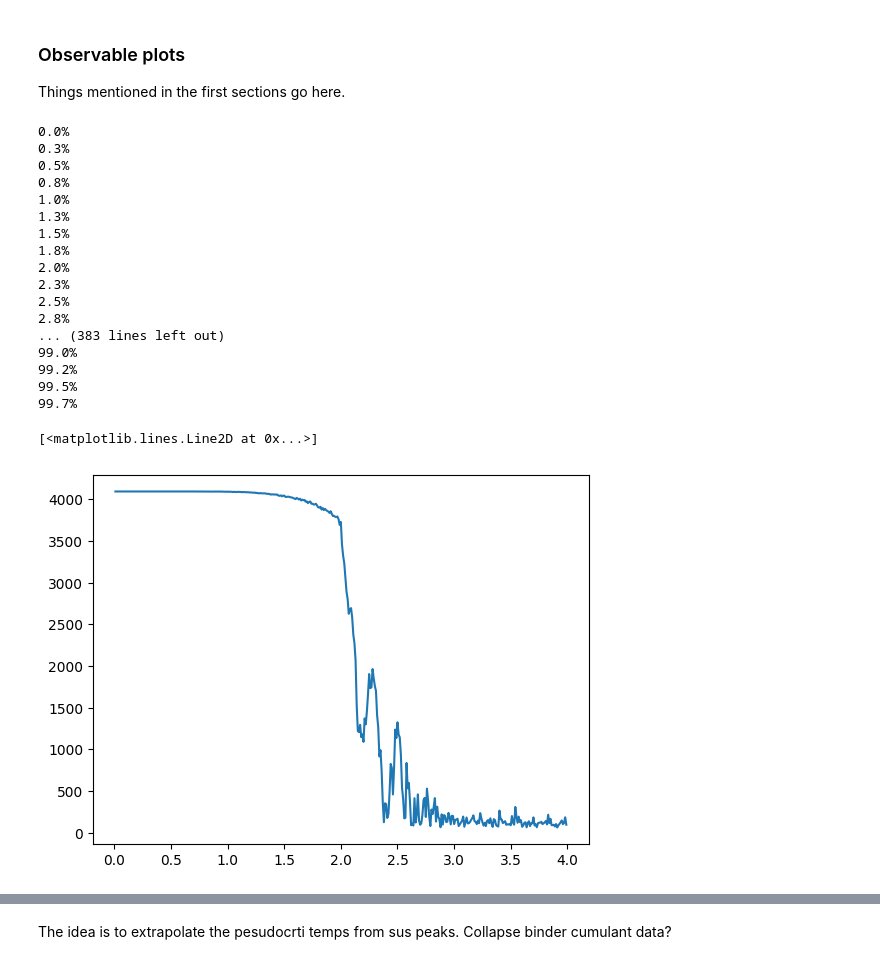
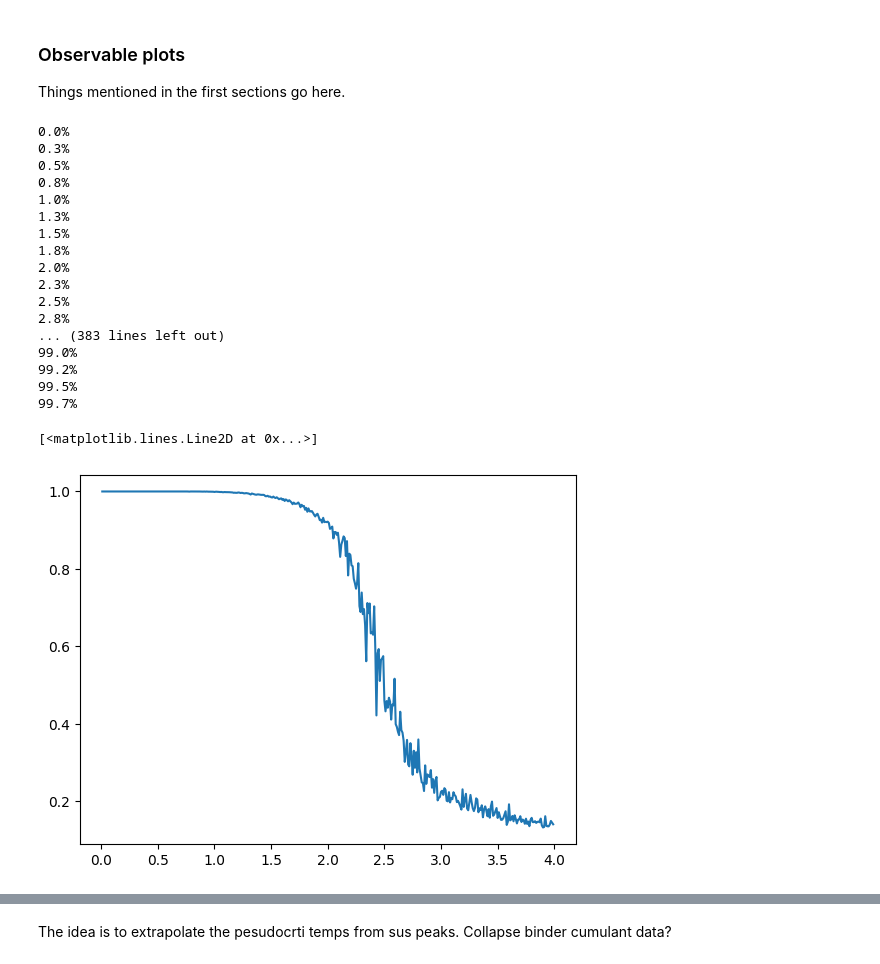
Before and after one commit to noahchanoah/thesis, a Jupyter notebook: CaseCritTemp.ipynb, the cells around one changed output, grey strips where cells are left out. Saved outputs shown, nothing was run; the diff lists cells and outputs as text; code cells hidden in the pictures.

Commit message:
Sus calcs

```diff
--- a/CaseCritTemp.ipynb
+++ b/CaseCritTemp.ipynb
@@ -162,52 +157,36 @@ previous run at n=12 was 2 min 4 sec, n=24 = 2.5, 48=4.7, 64=6min58
 ### Observable plots
 Things mentioned in the first sections go here.
 # %%
-#Magnetization vs temperature
-lattice = initLattice(64, True)
-T = 100
-
-magnetizationArray = []
-numMeasurements = 10
-
-# for measurement in np.arange(numMeasurements):
-#     curMag = Metropolis(lattice, T, 500)
-#     magnetizationArray.append(curMag)
-
-# #flatten array
-# magnetizationArray = np.array(magnetizationArray)
-# magnetizationArray = magnetizationArray.flatten()
-# magnetizationArray
-
-# mAvg = np.average(Metropolis(lattice,T,10000))
-# mAvg
+size = 12 #6,12,16,24,32
+lattice = initLattice(size, True)
 
 tempRange = np.flip(np.arange(0.01,4,0.01))
-avgArr = []
+avgArr32 = []
 for temp in tempRange:
     percent = round((tempRange[0]-temp)/tempRange[0] * 100,1)
     print("%s%%" % percent)
-    mAvg = np.average(Metropolis(lattice,temp,100000))
-    avgArr.append(mAvg)
+    mAvg = 1/(np.power(size,2))*np.average(calcMagArr(lattice, temp, 100000))
+    avgArr32.append(mAvg)
 
-avgArr
-plt.plot(tempRange, avgArr)
+avgArr32
+plt.plot(tempRange, avgArr32)
 # %% [output]
 0.0%
 0.3%
 0.5%
 0.8%
 1.0%
 1.3%
 1.5%
 1.8%
 2.0%
 2.3%
 2.5%
 2.8%
 ... (383 lines left out)
 99.0%
 99.2%
 99.5%
 99.7%
 [<matplotlib.lines.Line2D at 0x...>]
-[figure, old version]
+[figure, new version]
```
Also changed, not shown: parts of 13 cells of this notebook.
